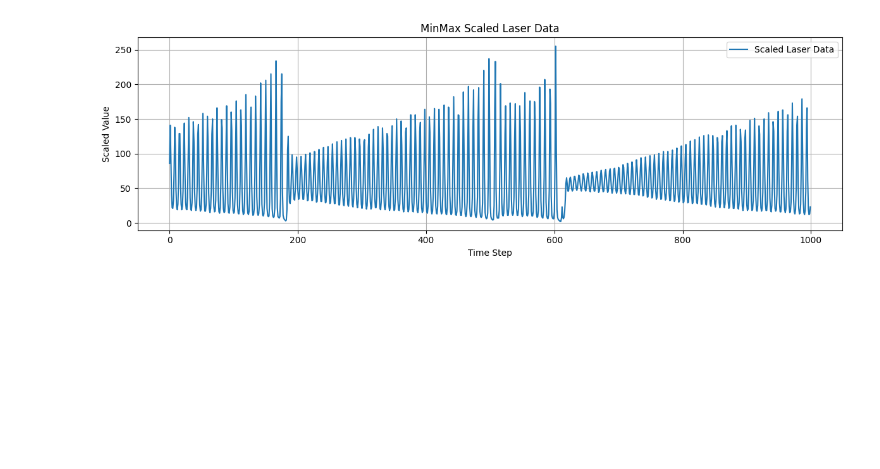
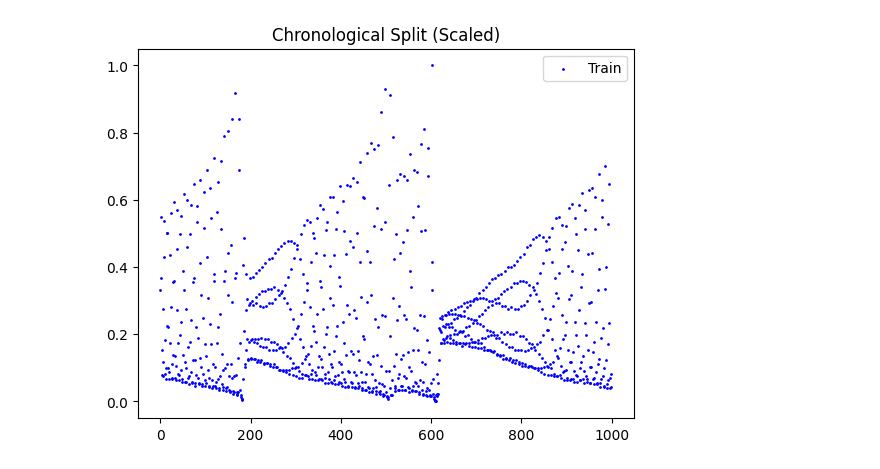
Before and after one commit to Marcelpangpangpang/Deep-Learning-1, a Jupyter notebook: pepijn.ipynb, the cells around one changed output. Cells and saved outputs as stored; diff of their text form; code cells hidden in the pictures; blank space fills up the shorter version.

```diff
--- a/pepijn.ipynb
+++ b/pepijn.ipynb
@@ -1,28 +1,33 @@
-# %%
-import torch
-from scipy.io import loadmat
-from sklearn.preprocessing import MinMaxScaler
-import matplotlib.pyplot as plt
-
-data = loadmat('Xtrain.mat')
-train_data = data['Xtrain']
-train_data = train_data.squeeze()
-
-scaler = MinMaxScaler()
-#Scale data between [0,1]
-scaled_data = scaler.fit_transform(train_data.reshape(-1, 1)).squeeze()
-
-
-# Plot the scaled data
-plt.figure(figsize=(12, 4))
-plt.plot(train_data, label="Scaled Laser Data")
-plt.title("MinMax Scaled Laser Data")
-plt.xlabel("Time Step")
-plt.ylabel("Scaled Value")
-plt.legend()
-plt.grid(True)
-plt.tight_layout()
-plt.show()
-# %% [output]
-[figure, removed]
+# %%
+import torch
+from scipy.io import loadmat
+from sklearn.preprocessing import MinMaxScaler
+import matplotlib.pyplot as plt
+import numpy as np
+
+#Load the datafile
+data = loadmat('Xtrain.mat')
+data = data['Xtrain'].squeeze()
+data = data.reshape(-1, 1)
+
+split_ratio = 0.5
+train_size = int(len(data) * split_ratio)
+
+train_data = data#[:train_size]
+val_data = data[train_size:]
+
+#Scale data between [0,1] use min and max from train data and apply those to val data
+scaler = MinMaxScaler()
+train_scaled = scaler.fit_transform(train_data)
+val_scaled = scaler.transform(val_data)
+
+#Plot the scaled data
+#plt.plot(np.arange(len(train_scaled)), train_scaled, label='Train')
+plt.scatter(np.arange(len(train_scaled)), train_scaled, s=1, label='Train', color='blue')
+#plt.plot(np.arange(len(train_scaled), len(data)), val_scaled, label='Validation')
+plt.legend()
+plt.title("Chronological Split (Scaled)")
+plt.show()
+# %% [output]
+[figure, added]
 # %%
```
Also changed, not shown: parts of 7 cells of this notebook.
